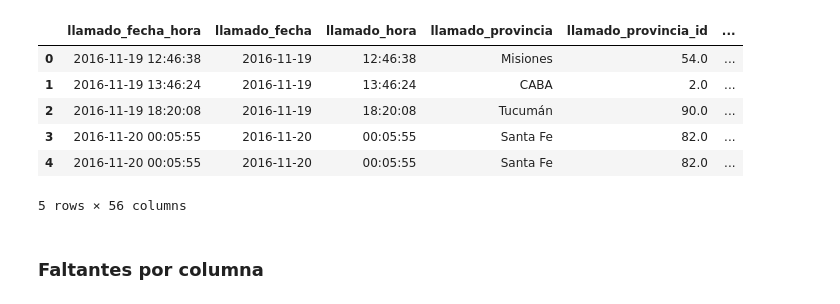
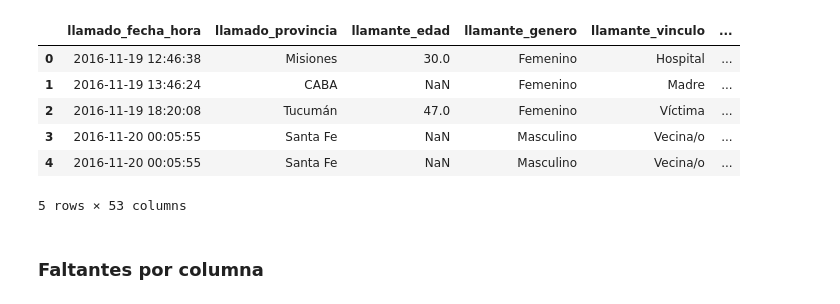
Before and after one commit to VicColombo/linea_137_llamados_vs, a Jupyter notebook: code/notebooks/exploracion_dataset_d_final.ipynb, the cells around one changed output. Saved outputs shown, nothing was run; the diff lists cells and outputs as text; code cells hidden in the pictures.

```diff
--- a/code/notebooks/exploracion_dataset_d_final.ipynb
+++ b/code/notebooks/exploracion_dataset_d_final.ipynb
@@ -38,13 +7,16 @@ llamados= pd.read_excel('dataset_d_normf.xlsx',
+# %%
+dataset_dir = os.path.join(os.path.dirname(os.path.dirname(os.path.abspath(''))), 'datasets')
+llamados_v2= pd.read_excel(os.path.join(dataset_dir, 'xlsx/llamados_v2.xlsx'), parse_dates=['llamado_fecha_hora'])
 # %%
-llamados.head()
+llamados_v2.head()
 # %% [output]
-|  | llamado_fecha_hora | llamado_fecha | llamado_hora | llamado_provincia | llamado_provincia_id | ... |
-| 0 | 2016-11-19 12:46:38 | 2016-11-19 | 12:46:38 | Misiones | 54.0 | ... |
-| 1 | 2016-11-19 13:46:24 | 2016-11-19 | 13:46:24 | CABA | 2.0 | ... |
-| 2 | 2016-11-19 18:20:08 | 2016-11-19 | 18:20:08 | Tucumán | 90.0 | ... |
-| 3 | 2016-11-20 00:05:55 | 2016-11-20 | 00:05:55 | Santa Fe | 82.0 | ... |
-| 4 | 2016-11-20 00:05:55 | 2016-11-20 | 00:05:55 | Santa Fe | 82.0 | ... |
+|  | llamado_fecha_hora | llamado_provincia | llamante_edad | llamante_genero | llamante_vinculo | ... |
+| 0 | 2016-11-19 12:46:38 | Misiones | 30.0 | Femenino | Hospital | ... |
+| 1 | 2016-11-19 13:46:24 | CABA | NaN | Femenino | Madre | ... |
+| 2 | 2016-11-19 18:20:08 | Tucumán | 47.0 | Femenino | Víctima | ... |
+| 3 | 2016-11-20 00:05:55 | Santa Fe | NaN | Masculino | Vecina/o | ... |
+| 4 | 2016-11-20 00:05:55 | Santa Fe | NaN | Masculino | Vecina/o | ... |
-5 rows × 56 columns
+5 rows × 53 columns
 # %% [markdown]
 ### Faltantes por columna
 # %%
```
Also changed, not shown: parts of 32 cells of this notebook, 10 other files.
